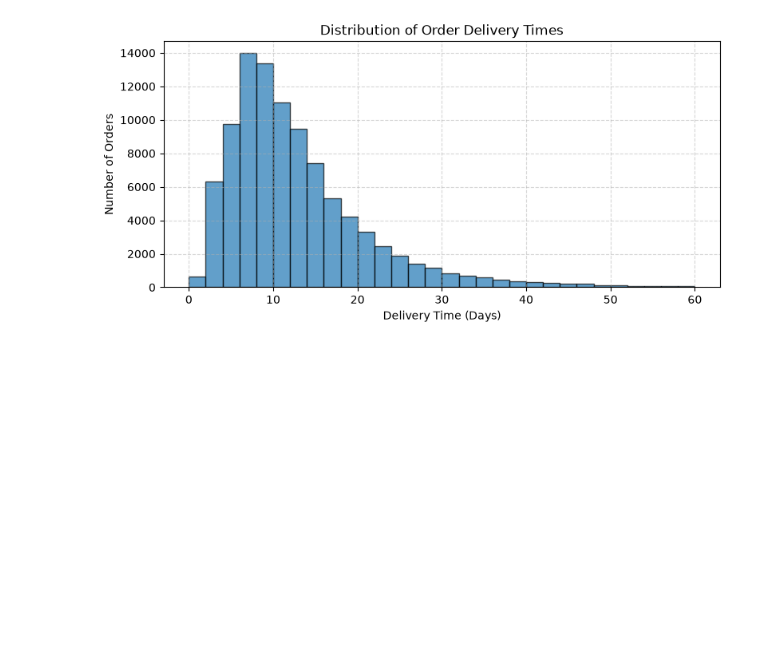
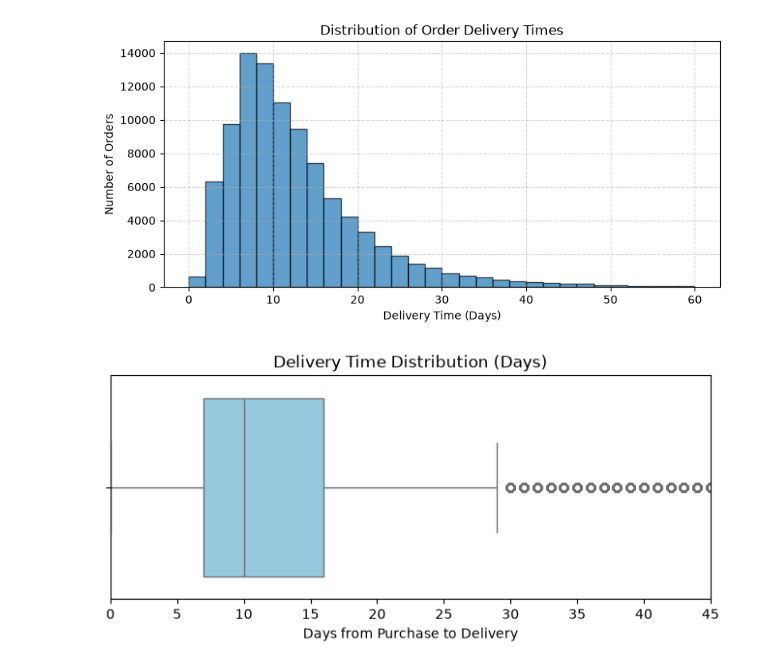
Before and after one commit to AnsonWhale/ecommerce-data-analysis, a Jupyter notebook: analysis.ipynb, the cells around one changed output. Cells and saved outputs as stored; diff of their text form; code cells hidden in the pictures; blank space fills up the shorter version.

```diff
--- a/analysis.ipynb
+++ b/analysis.ipynb
@@ -115,3 +116,25 @@ plt.show()
 |  | avg_actual_days | avg_estimated_days | avg_delay_days |
 | 0 | -12.5 | -24.4 | 11.9 |
 [figure]
+# %%
+# Additional plot:
+
+query = """
+SELECT
+    DATE_DIFF('day', CAST(order_purchase_timestamp AS TIMESTAMP), CAST(order_delivered_customer_date AS TIMESTAMP)) AS delivery_days
+FROM 'data/raw/olist_orders_dataset.csv'
+WHERE order_status = 'delivered'
+  AND order_delivered_customer_date IS NOT NULL
+  AND order_delivered_customer_date >= order_purchase_timestamp;
+"""
+
+df_delivery = duckdb.query(query).df()
+
+plt.figure(figsize=(8, 3))
+sns.boxplot(x=df_delivery['delivery_days'], color='skyblue')
+plt.title('Delivery Time Distribution (Days)')
+plt.xlabel('Days from Purchase to Delivery')
+plt.xlim(0, 45) #Cut off extreme outliers (1.5 month plus)
+plt.show()
+# %% [output]
+[figure, added]
```
Also changed, not shown: parts of 4 cells of this notebook.
